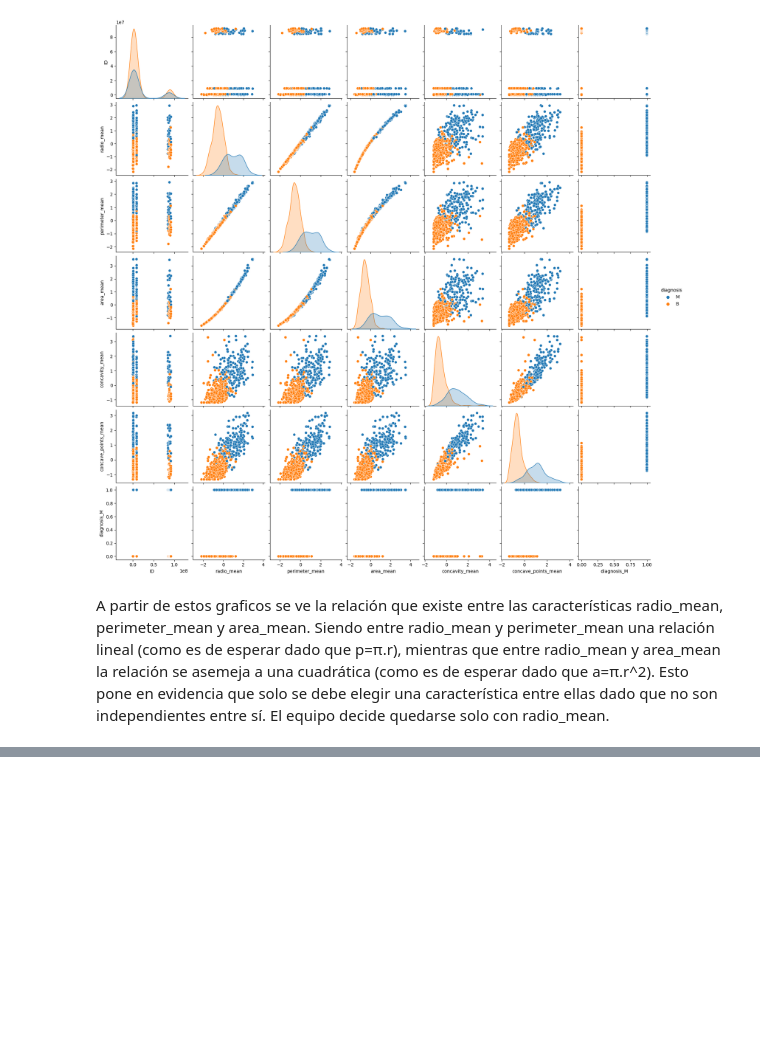
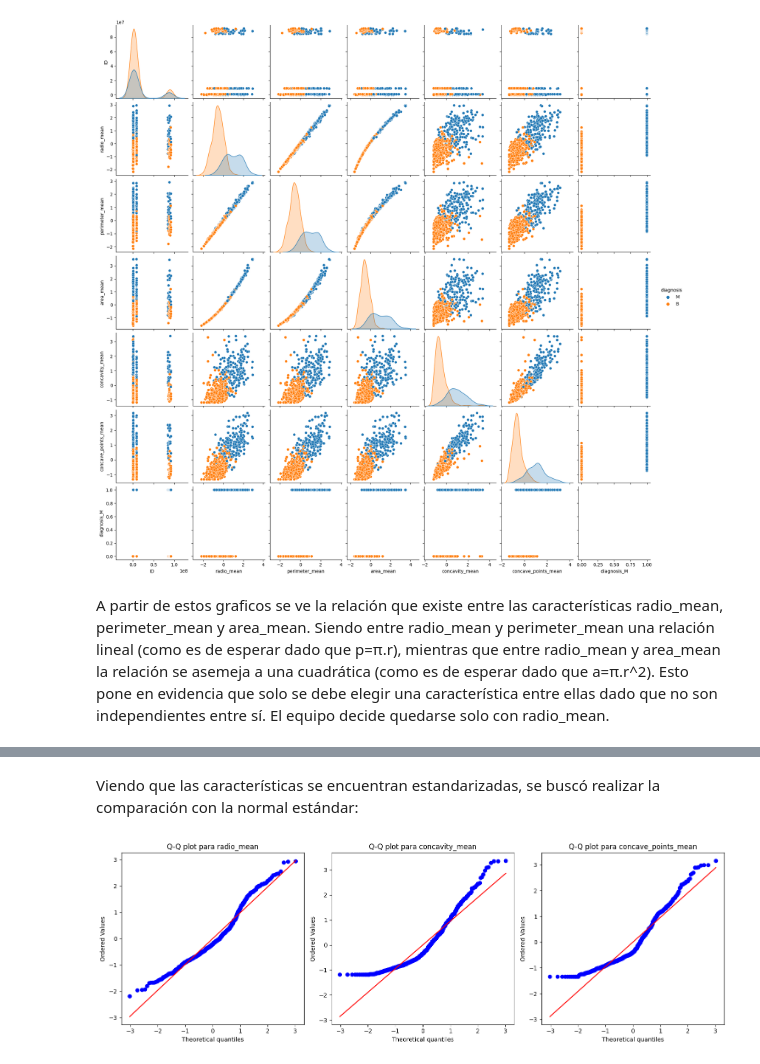
Before and after one commit to gusjrivas/TP_AdD, a Jupyter notebook: Scripts/analisis_data.ipynb, the cells around one changed output, grey strips where cells are left out. Drawn from its saved outputs; the diff is of its cells as text; code cells hidden in the pictures; blank space fills up the shorter version.

```diff
--- a/Scripts/analisis_data.ipynb
+++ b/Scripts/analisis_data.ipynb
@@ -344,0 +350,16 @@ Con respecto a las nubes de dispersión de las demás características, se vio q
+# %%
+# Eliminacion de campos del dataframe
+def reduccion2(df, lista):
+  """
+  Elimina las columnas, dentro del rango
+  indicado, del dataframe de entrada.
+
+  :param:
+  :df: DataFrame con los atributos.
+  :lista: Columna a partir de la cual eliminar.
+  """
+  columns_to_drop = df.columns[lista]
+  df = df.drop(columns=columns_to_drop)
+  return df
+# %%
+df_reduced =  reduccion2(df, [3, 4])
@@ -344,0 +375,30 @@ Con respecto a las nubes de dispersión de las demás características, se vio q
+# %% [markdown]
+Viendo que las características se encuentran estandarizadas, se buscó realizar la comparación con la normal estándar:
+# %%
+def plotsQQ(df, features):
+    """
+    Genera los graficos Q-Q plot
+    para la lista de características
+    indicada.
+
+    :param:
+    :df: Dataframe con los datos.
+    :features: Lista de características.
+    """
+    plt.figure(figsize=(15, 5))
+
+    for i, feature in enumerate(features, 1):
+        plt.subplot(1, 3, i)
+        stats.probplot(df[feature], dist="norm", plot=plt)
+        plt.title(f'Q-Q plot para {feature}')
+
+    plt.tight_layout()
+    plt.show()
+# %%
+# Selecciona las caracteristicas numericas
+features = ['radio_mean', 'concavity_mean', 'concave_points_mean']
+
+# Llamada a la funcion
+plotsQQ(df_reduced, features)
+# %% [output]
+[figure, added]
```
Also changed, not shown: parts of 11 cells of this notebook, 3 other files.
